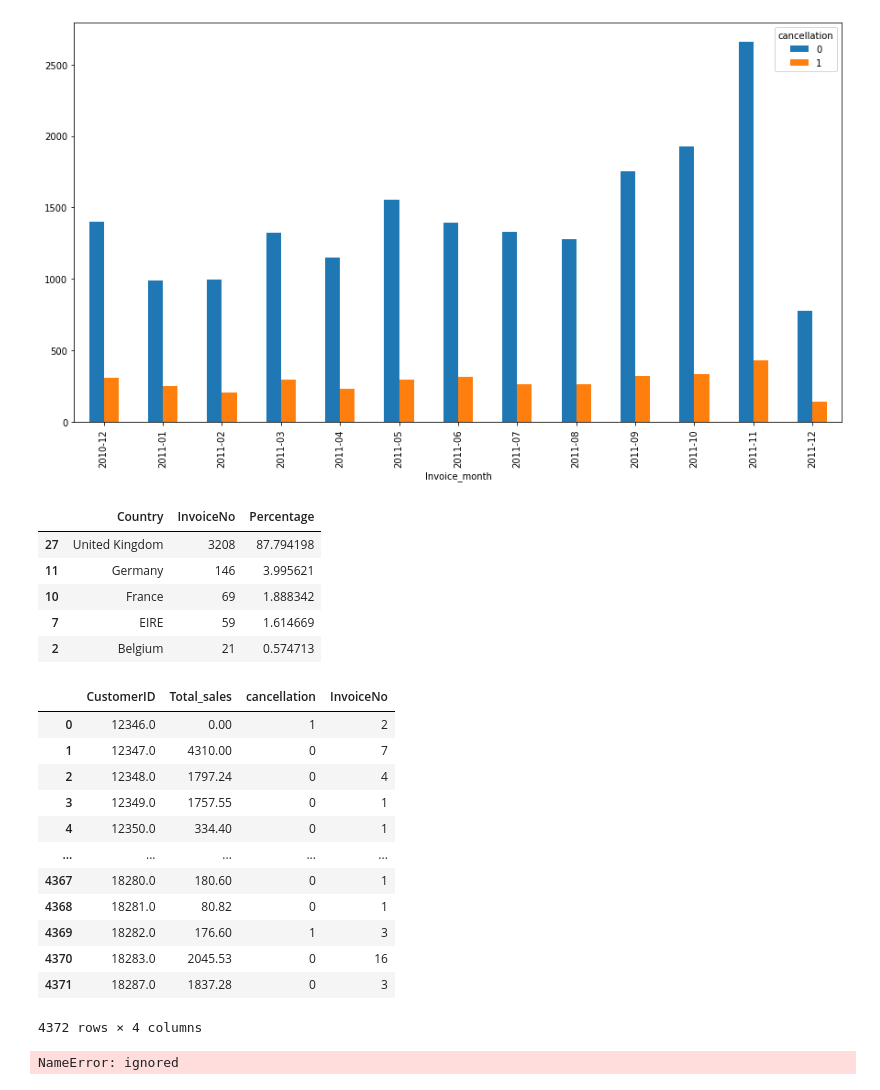
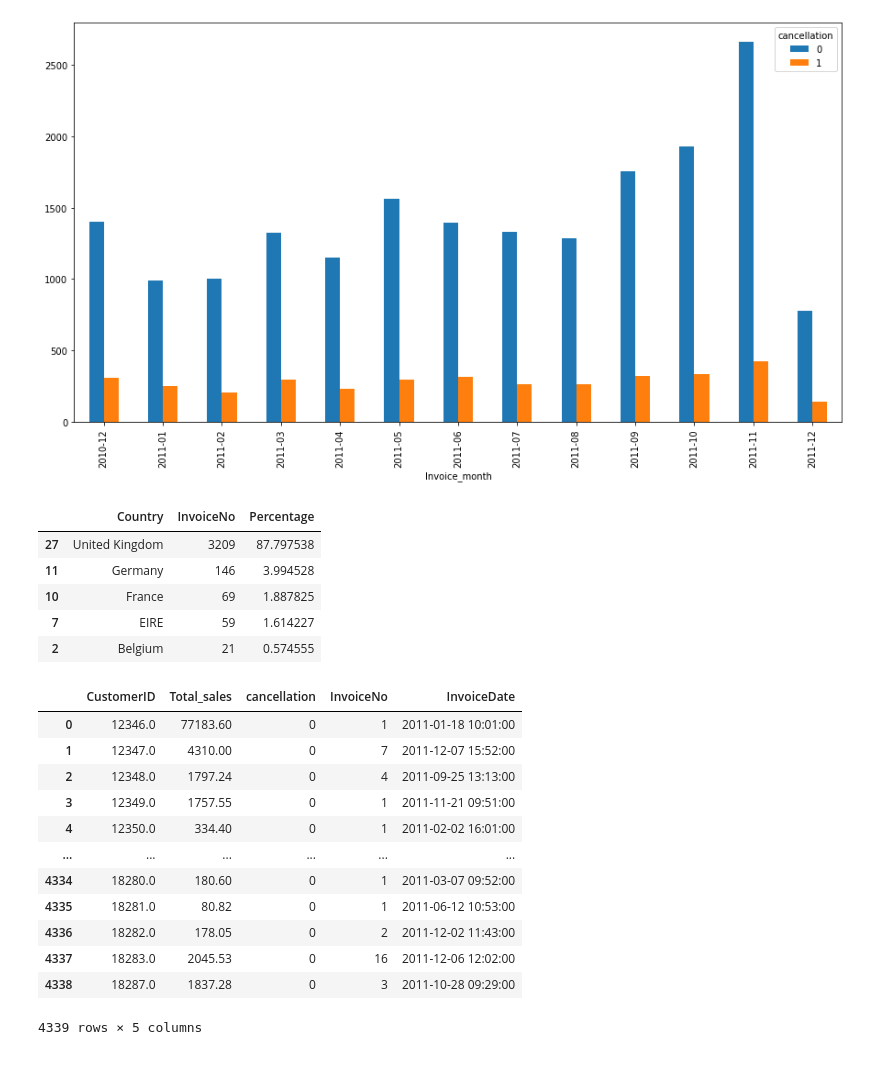
Before and after one commit to solankinitin1210/Capstone-Online-Retail-Customer-Segmentation, a Jupyter notebook: Online_Retail_Customer_Segmentation_Capstone_Project.ipynb, the cells around one changed output. Cells and saved outputs as stored; diff of their text form; code cells hidden in the pictures.

```diff
--- a/Online_Retail_Customer_Segmentation_Capstone_Project.ipynb
+++ b/Online_Retail_Customer_Segmentation_Capstone_Project.ipynb
@@ -172,5 +186,0 @@ df.duplicated().sum()
-# %%
-# remove duplicate records
-display(df.shape)
-df = df.drop_duplicates()
-display(df.shape)
@@ -179,0 +191,3 @@ display(df.shape)
+# %%
+#Dropping the null values in the dataset
+df.dropna(subset=['CustomerID'],inplace=True)
@@ -179,0 +222,4 @@ display(df.shape)
+# %%
+#Drop the duplicated values
+df.drop_duplicates(inplace=True)
+print("Shape of the data set after dropping the duplicates is :\n{}".format(df.shape))
@@ -255,6 +377,6 @@ df[['Invoice_year','Invoice_month']].groupby('Invoice_year').agg({'Invoice_month
 | 0 | 2010 | [2010-12] |
 | 1 | 2011 | [2011-01, 2011-02, 2011-03, 2011-... |
 # %%
-invoice_dataset=df.groupby(['InvoiceNo','CustomerID','Country','Invoice_month','Invoice_hour','week_day','cancellation']).agg({'Total_sales': 'sum','Quantity': 'sum'}).reset_index()
+invoice_dataset=df.groupby(['InvoiceNo','CustomerID','Country','Invoice_month','Invoice_hour','week_day','cancellation','InvoiceDate']).agg({'Total_sales': 'sum','Quantity': 'sum'}).reset_index()
 invoice_dataset
 # %% [output]
@@ -584,32 +706,30 @@ Country_wise_cancellation_analys['Percentage']=(Country_wise_cancellation_analys
 Country_wise_cancellation_analys.head()
 # %% [output]
 |  | Country | InvoiceNo | Percentage |
-| 27 | United Kingdom | 3208 | 87.794198 |
-| 11 | Germany | 146 | 3.995621 |
-| 10 | France | 69 | 1.888342 |
-| 7 | EIRE | 59 | 1.614669 |
-| 2 | Belgium | 21 | 0.574713 |
+| 27 | United Kingdom | 3209 | 87.797538 |
+| 11 | Germany | 146 | 3.994528 |
+| 10 | France | 69 | 1.887825 |
+| 7 | EIRE | 59 | 1.614227 |
+| 2 | Belgium | 21 | 0.574555 |
 # %%
-customer_table=invoice_dataset.groupby('CustomerID').agg({'Total_sales':'sum','cancellation':'sum','InvoiceNo':'count'}).reset_index()
+customer_table=invoice_dataset[invoice_dataset.cancellation==0].groupby('CustomerID').agg({'Total_sales':'sum','cancellation':'sum','InvoiceNo':'count','InvoiceDate':'max'}).reset_index()
 customer_table
 # %% [output]
-|  | CustomerID | Total_sales | cancellation | InvoiceNo |
-| 0 | 12346.0 | 0.00 | 1 | 2 |
-| 1 | 12347.0 | 4310.00 | 0 | 7 |
-| 2 | 12348.0 | 1797.24 | 0 | 4 |
-| 3 | 12349.0 | 1757.55 | 0 | 1 |
-| 4 | 12350.0 | 334.40 | 0 | 1 |
-| ... | ... | ... | ... | ... |
-| 4367 | 18280.0 | 180.60 | 0 | 1 |
-| 4368 | 18281.0 | 80.82 | 0 | 1 |
-| 4369 | 18282.0 | 176.60 | 1 | 3 |
-| 4370 | 18283.0 | 2045.53 | 0 | 16 |
-| 4371 | 18287.0 | 1837.28 | 0 | 3 |
+|  | CustomerID | Total_sales | cancellation | InvoiceNo | InvoiceDate |
+| 0 | 12346.0 | 77183.60 | 0 | 1 | 2011-01-18 10:01:00 |
+| 1 | 12347.0 | 4310.00 | 0 | 7 | 2011-12-07 15:52:00 |
+| 2 | 12348.0 | 1797.24 | 0 | 4 | 2011-09-25 13:13:00 |
+| 3 | 12349.0 | 1757.55 | 0 | 1 | 2011-11-21 09:51:00 |
+| 4 | 12350.0 | 334.40 | 0 | 1 | 2011-02-02 16:01:00 |
+| ... | ... | ... | ... | ... | ... |
+| 4334 | 18280.0 | 180.60 | 0 | 1 | 2011-03-07 09:52:00 |
+| 4335 | 18281.0 | 80.82 | 0 | 1 | 2011-06-12 10:53:00 |
+| 4336 | 18282.0 | 178.05 | 0 | 2 | 2011-12-02 11:43:00 |
+| 4337 | 18283.0 | 2045.53 | 0 | 16 | 2011-12-06 12:02:00 |
+| 4338 | 18287.0 | 1837.28 | 0 | 3 | 2011-10-28 09:29:00 |
-4372 rows × 4 columns
+4339 rows × 5 columns
 # %%
- max=customer_table['InvoiceDate'].max()
+ max=df['InvoiceDate'].max()
-# %% [output]
-NameError: ignored
 # %%
 customer_table['Recency']=(max-customer_table['InvoiceDate']).astype('timedelta64[D]')
 # %%
```
Also changed, not shown: parts of 46 cells of this notebook.
